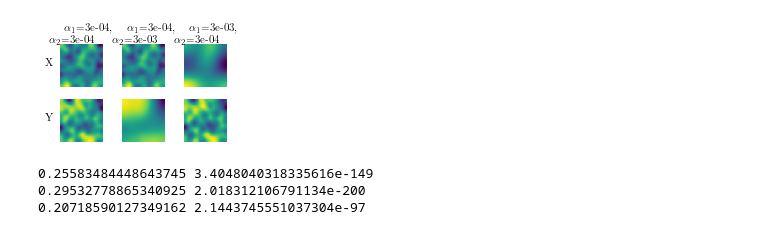
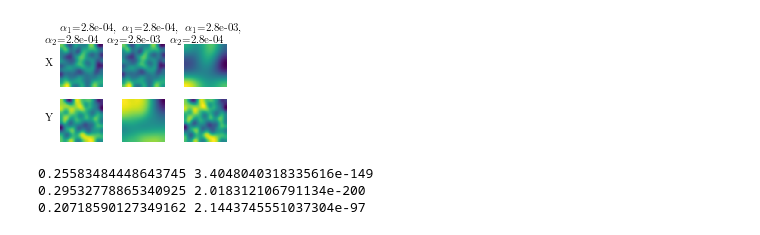
Before and after one commit to KatharinaBracher/GCCM, a Jupyter notebook: code/DiffusionVersions.ipynb, the cells around one changed output. Drawn from its saved outputs; the diff is of its cells as text; code cells hidden in the pictures.

Commit message:
create plots

```diff
--- a/code/DiffusionVersions.ipynb
+++ b/code/DiffusionVersions.ipynb
@@ -31,26 +28,26 @@ Y_rand = np.random.rand(size, size)
 # %%
 a_1 = [2.8e-4, 2.8e-4, 2.8e-3]
 a_2 = [2.8e-4, 2.8e-3, 2.8e-4]
 
 fig, axes = plt.subplots(2,3, figsize=(3, 2))
 
 for i, (a1,a2) in enumerate(zip(a_1, a_2)):
     X, Y = run_sim(X_rand, Y_rand, T=30, c=0.1, a1=a1, a2=a2, plot=False)
 
     ax1 = axes[0, i]
     ax2 = axes[1, i]
 
     show_patterns(X, ax=ax1)
-    ax1.set_title(fr'$\alpha_1$={a1:.0e},$\\$ $\alpha_2$={a2:.0e}')
+    ax1.set_title(fr'$\alpha_1$={a1:.1e},$\\$ $\alpha_2$={a2:.1e}', fontsize=11)
     show_patterns(Y, ax=ax2)
     if a1==a2:
         ax1.text(-0.25, 0.5, 'X', transform=ax1.transAxes, fontsize=11, horizontalalignment='center')
         ax2.text(-0.25, 0.5, 'Y', transform=ax2.transAxes, fontsize=11, horizontalalignment='center')
 
 plt.tight_layout()
-plt.savefig('plots/diffusion_short/mean_data.pdf', bbox_inches='tight')
+plt.savefig('plots/diffusion_short/mean_data_2.pdf', bbox_inches='tight')
 # %% [output]
-[figure, old version]
+[figure, new version]
 # %%
 a_1 = [2.8e-4, 2.8e-4, 2.8e-3]
 a_2 = [2.8e-4, 2.8e-3, 2.8e-4]
```
Also changed, not shown: parts of 15 cells of this notebook, 26 other files.
